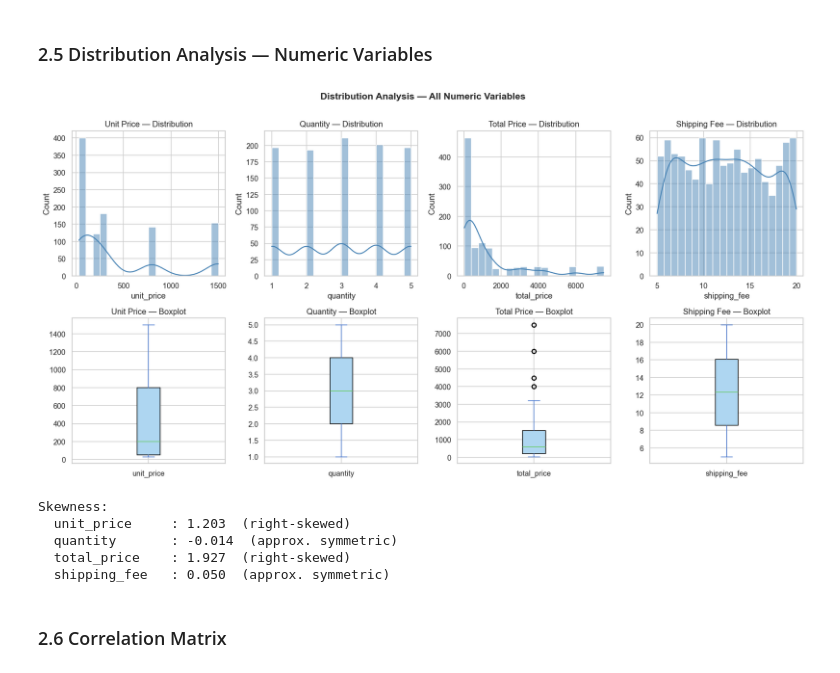
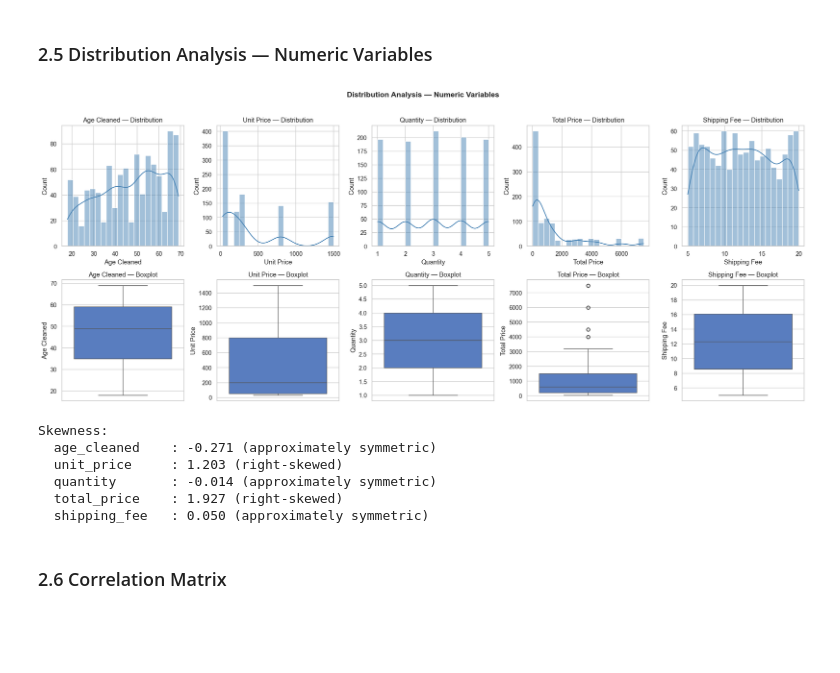
Before and after one commit to OppenJayme/ecommerce_sales_customer_insights, a Jupyter notebook: Deliverables/Group_Closer_Notebook.ipynb, the cells around one changed output. Cells and saved outputs as stored; diff of their text form; code cells hidden in the pictures; blank space fills up the shorter version.

Commit message:
Finalize EDA and business question analysis notebook

```diff
--- a/Deliverables/Group_Closer_Notebook.ipynb
+++ b/Deliverables/Group_Closer_Notebook.ipynb
@@ -303,7 +302,7 @@ treatment_plan
 # %% [markdown]
 ### 2.4 Outlier Detection — IQR Method
 # %%
-numeric_cols = ['unit_price', 'quantity', 'total_price', 'shipping_fee']
+numeric_cols = ['age_cleaned', 'unit_price', 'quantity', 'total_price', 'shipping_fee']
 
 def iqr_outliers(series):
     Q1, Q3 = series.quantile(0.25), series.quantile(0.75)
@@ -319,13 +318,20 @@ for col in numeric_cols:
     print(f"{col:<15} {lo:>13.2f} {hi:>13.2f} {n:>10}")
 
 # Boxplots
-fig, axes = plt.subplots(1, 4, figsize=(14, 4))
+fig, axes = plt.subplots(1, len(numeric_cols), figsize=(4 * len(numeric_cols), 4))
+
 for ax, col in zip(axes, numeric_cols):
-    df[col].plot(kind='box', ax=ax, color='steelblue', patch_artist=True,
-                 boxprops=dict(facecolor='#AED6F1'))
-    ax.set_title(col.replace('_', ' ').title())
-    ax.set_xlabel('')
-fig.suptitle('Boxplots — Outlier Detection (IQR Method)', fontsize=13, fontweight='bold')
+    df[col].plot(
+        kind="box",
+        ax=ax,
+        color="steelblue",
+        patch_artist=True,
+        boxprops=dict(facecolor="#AED6F1")
+    )
+    ax.set_title(col.replace("_", " ").title())
+    ax.set_xlabel("")
+
+fig.suptitle("Boxplots — Outlier Detection (IQR Method)", fontsize=13, fontweight="bold")
 plt.tight_layout()
 plt.show()
 
@@ -354,37 +361,42 @@ Findings:
 # %% [markdown]
 ### 2.5 Distribution Analysis — Numeric Variables
 # %%
-fig, axes = plt.subplots(2, 4, figsize=(16, 8))
+# ── Distribution Analysis — Numeric Variables ─────────────────
+
+fig, axes = plt.subplots(2, len(numeric_cols), figsize=(4 * len(numeric_cols), 8))
 
 for i, col in enumerate(numeric_cols):
     # Histogram + KDE
     ax1 = axes[0, i]
-    sns.histplot(df[col].dropna(), kde=True, ax=ax1, color='steelblue', bins=20)
+    sns.histplot(df[col].dropna(), kde=True, ax=ax1, bins=20, color="steelblue")
     ax1.set_title(f'{col.replace("_", " ").title()} — Distribution')
-    ax1.set_xlabel(col)
+    ax1.set_xlabel(col.replace("_", " ").title())
+    ax1.set_ylabel("Count")
 
     # Boxplot
     ax2 = axes[1, i]
-    df[col].dropna().plot(kind='box', ax=ax2, patch_artist=True,
-                          boxprops=dict(facecolor='#AED6F1'))
+    sns.boxplot(y=df[col].dropna(), ax=ax2)
     ax2.set_title(f'{col.replace("_", " ").title()} — Boxplot')
+    ax2.set_ylabel(col.replace("_", " ").title())
 
-plt.suptitle('Distribution Analysis — All Numeric Variables', fontsize=14, fontweight='bold', y=1.01)
+plt.suptitle('Distribution Analysis — Numeric Variables', fontsize=14, fontweight='bold', y=1.02)
 plt.tight_layout()
 plt.show()
 
-# Skewness
+# Skewness summary
 print("Skewness:")
 for col in numeric_cols:
     sk = df[col].skew()
-    print(f"  {col:<15}: {sk:.3f}  ({'right-skewed' if sk > 0.5 else 'left-skewed' if sk < -0.5 else 'approx. symmetric'})")
+    shape = "right-skewed" if sk > 0.5 else "left-skewed" if sk < -0.5 else "approximately symmetric"
+    print(f"  {col:<15}: {sk:.3f} ({shape})")
 # %% [output]
-[figure, old version]
+[figure, new version]
 Skewness:
-  unit_price     : 1.203  (right-skewed)
-  quantity       : -0.014  (approx. symmetric)
-  total_price    : 1.927  (right-skewed)
-  shipping_fee   : 0.050  (approx. symmetric)
+  age_cleaned    : -0.271 (approximately symmetric)
+  unit_price     : 1.203 (right-skewed)
+  quantity       : -0.014 (approximately symmetric)
+  total_price    : 1.927 (right-skewed)
+  shipping_fee   : 0.050 (approximately symmetric)
 # %% [markdown]
 ### 2.6 Correlation Matrix
 # %%
```
Also changed, not shown: parts of 32 cells of this notebook.
